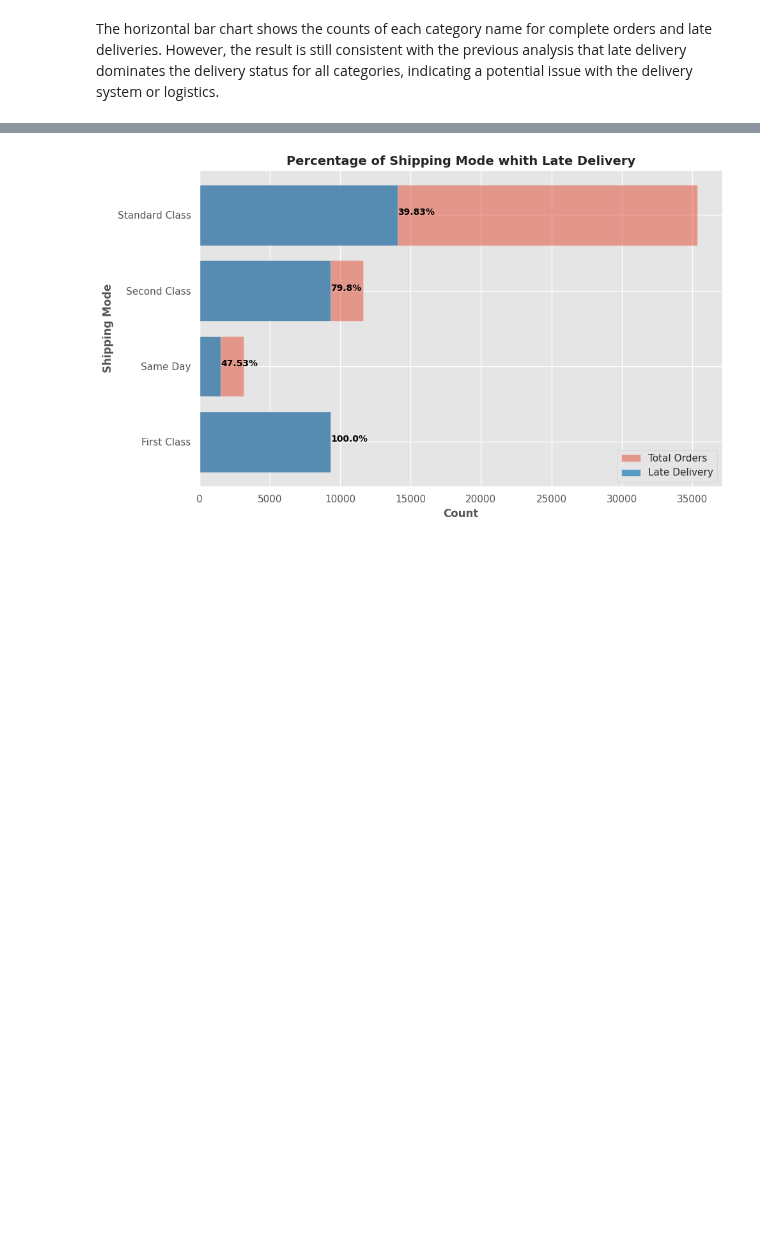
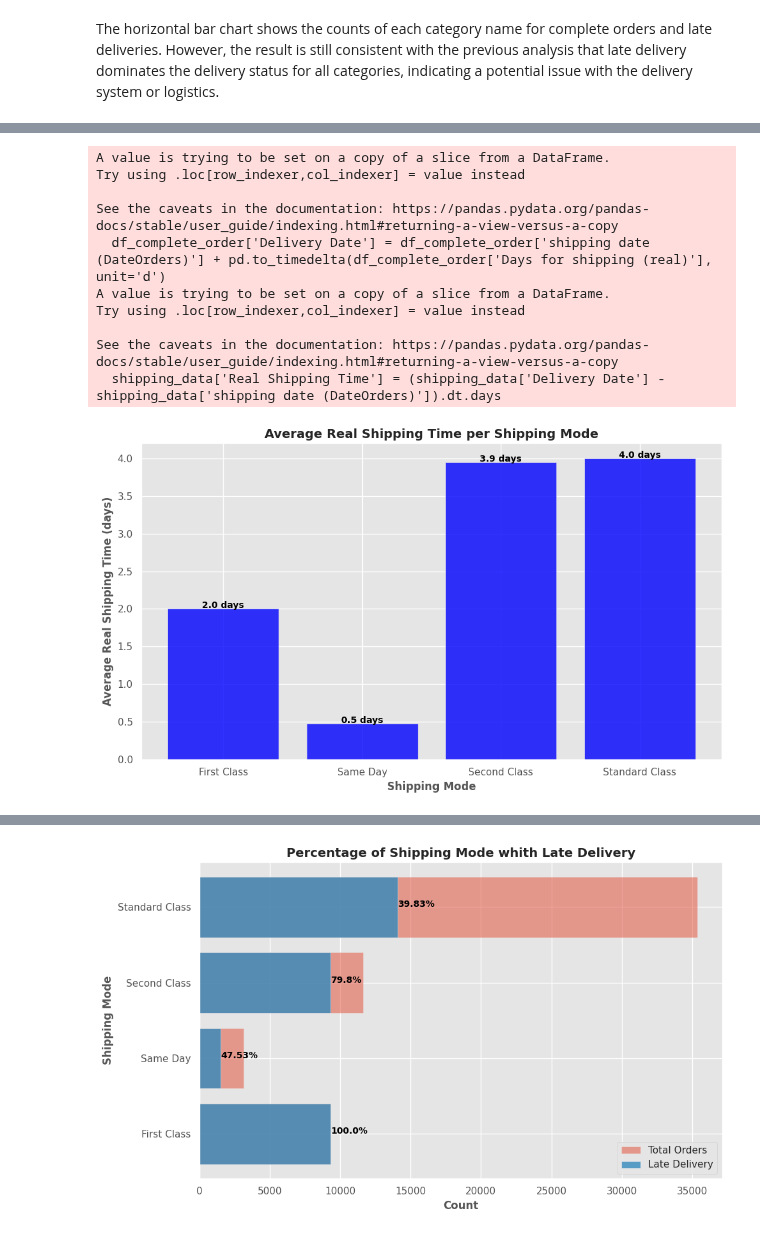
Before and after one commit to azamaufar/supplychainDA, a Jupyter notebook: EDA_Supply_Chain_Data.ipynb, the cells around one changed output, grey strips where cells are left out. Drawn from its saved outputs; the diff is of its cells as text; code cells hidden in the pictures; blank space fills up the shorter version.

```diff
--- a/EDA_Supply_Chain_Data.ipynb
+++ b/EDA_Supply_Chain_Data.ipynb
@@ -479,0 +532,39 @@ To determine the root cause of the high late delivery rate for all regions and c
+# %%
+# create a subset of the data with only the necessary columns
+df_complete_order['Delivery Date'] = df_complete_order['shipping date (DateOrders)'] + pd.to_timedelta(df_complete_order['Days for shipping (real)'], unit='d')
+
+shipping_data = df_complete_order[['Order Id', 'Shipping Mode', 'order date (DateOrders)', 'shipping date (DateOrders)', 'Delivery Date']]
+
+# calculate the real shipping time
+shipping_data['Real Shipping Time'] = (shipping_data['Delivery Date'] - shipping_data['shipping date (DateOrders)']).dt.days
+
+# group the data by shipping mode and calculate the average real shipping time
+avg_shipping_time = shipping_data.groupby('Shipping Mode')['Real Shipping Time'].mean()
+
+# create a bar chart
+plt.figure(figsize=(10, 6))
+plt.bar(avg_shipping_time.index, avg_shipping_time.values, color='blue', alpha=0.8)
+
+# add labels and title
+plt.title('Average Real Shipping Time per Shipping Mode', fontsize=14, fontweight='bold', loc='center')
+plt.xlabel('Shipping Mode', fontweight='bold')
+plt.ylabel('Average Real Shipping Time (days)', fontweight='bold')
+
+# add time labels for each bar
+for i, v in enumerate(avg_shipping_time.values):
+    plt.text(i, v+0.01, '{:.1f} days'.format(v), color='black', ha='center', fontweight='bold')
+
+plt.tight_layout()
+plt.show()
+# %% [output]
+A value is trying to be set on a copy of a slice from a DataFrame.
+Try using .loc[row_indexer,col_indexer] = value instead
+
+See the caveats in the documentation: https://pandas.pydata.org/pandas-docs/stable/user_guide/indexing.html#returning-a-view-versus-a-copy
+  df_complete_order['Delivery Date'] = df_complete_order['shipping date (DateOrders)'] + pd.to_timedelta(df_complete_order['Days for shipping (real)'], unit='d')
+A value is trying to be set on a copy of a slice from a DataFrame.
+Try using .loc[row_indexer,col_indexer] = value instead
+
+See the caveats in the documentation: https://pandas.pydata.org/pandas-docs/stable/user_guide/indexing.html#returning-a-view-versus-a-copy
+  shipping_data['Real Shipping Time'] = (shipping_data['Delivery Date'] - shipping_data['shipping date (DateOrders)']).dt.days
+[figure, added]
```
Also changed, not shown: parts of 10 cells of this notebook, 3 other files.
